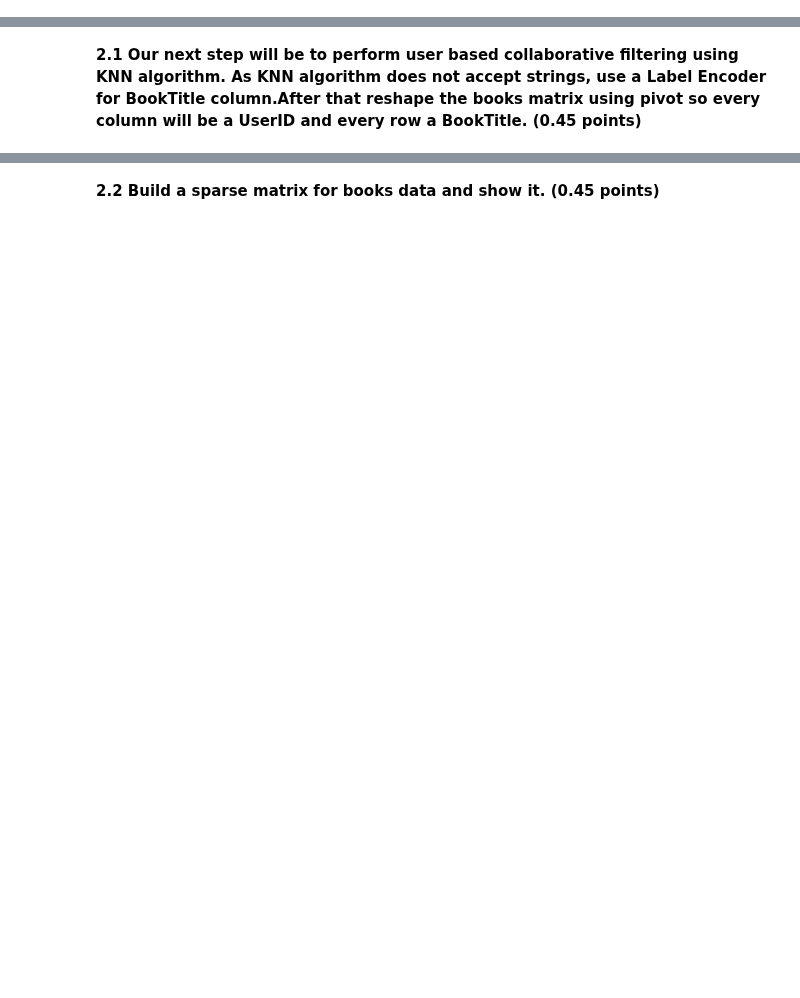
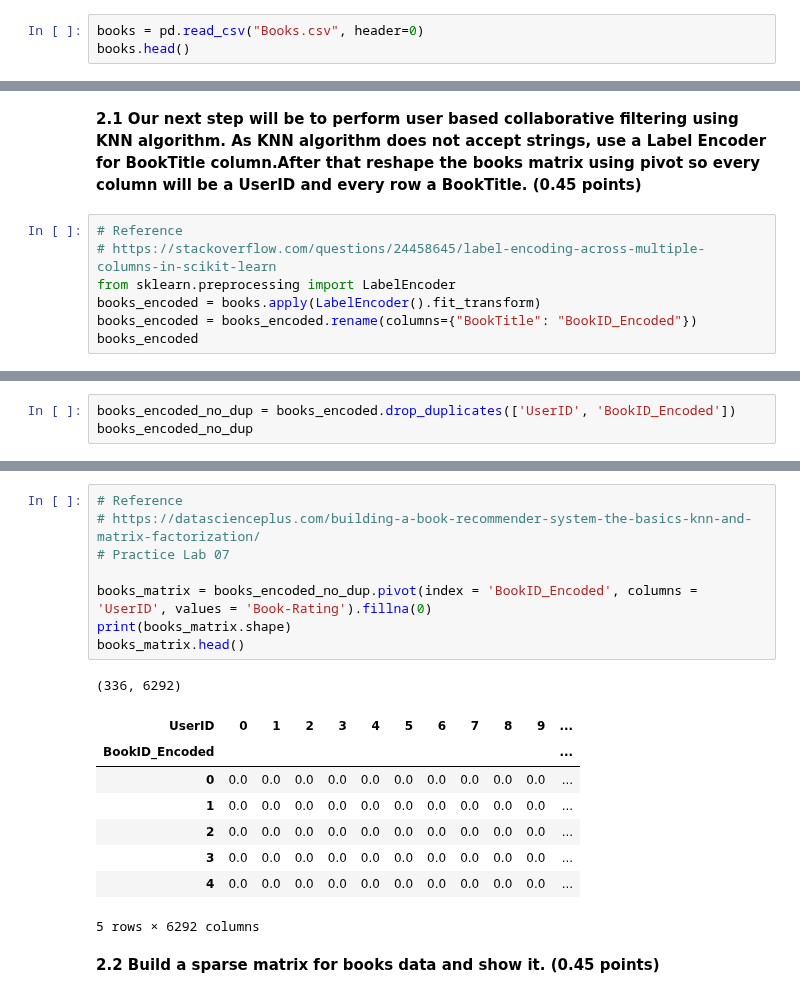
Before and after one commit to enliktjioe/bda2020, a Jupyter notebook: HW4/Homework_04_Enlik_Nga.ipynb, the cells around one changed output, grey strips where cells are left out. Cells and saved outputs as stored; diff of their text form; blank space fills up the shorter version.

```diff
--- a/HW4/Homework_04_Enlik_Nga.ipynb
+++ b/HW4/Homework_04_Enlik_Nga.ipynb
@@ -181,3 +201,6 @@ Book-Rating: A rating given to the book in a scale from 0 to 10
 Below we are going to perform the same steps we did with movies dataset in the practice session
 # %% [markdown]
 **2.0 Load the dataset and take a look at the books titles. Please pick one of them which you like (or think that you would like) the most.(0.1 points)**
+# %%
+books = pd.read_csv("Books.csv", header=0)
+books.head()
@@ -184,2 +229,9 @@ Below we are going to perform the same steps we did with movies dataset in the p
 # %% [markdown]
 **2.1 Our next step will be to perform user based collaborative filtering using KNN algorithm. As KNN algorithm does not accept strings, use a Label Encoder for BookTitle column.After that reshape the books matrix using pivot so every column will be a UserID and every row a BookTitle. (0.45 points)**
+# %%
+# Reference
+# https://stackoverflow.com/questions/24458645/label-encoding-across-multiple-columns-in-scikit-learn
+from sklearn.preprocessing import LabelEncoder
+books_encoded = books.apply(LabelEncoder().fit_transform)
+books_encoded = books_encoded.rename(columns={"BookTitle": "BookID_Encoded"})
+books_encoded
@@ -185,0 +252,3 @@ Below we are going to perform the same steps we did with movies dataset in the p
+# %%
+books_encoded_no_dup = books_encoded.drop_duplicates(['UserID', 'BookID_Encoded'])
+books_encoded_no_dup
@@ -186,2 +269,20 @@ Below we are going to perform the same steps we did with movies dataset in the p
+# %%
+# Reference
+# https://datascienceplus.com/building-a-book-recommender-system-the-basics-knn-and-matrix-factorization/
+# Practice Lab 07
+
+books_matrix = books_encoded_no_dup.pivot(index = 'BookID_Encoded', columns = 'UserID', values = 'Book-Rating').fillna(0)
+print(books_matrix.shape)
+books_matrix.head()
+# %% [output]
+(336, 6292)
+| UserID | 0 | 1 | 2 | 3 | 4 | 5 | 6 | 7 | 8 | 9 | ... |
+| BookID_Encoded |  |  |  |  |  |  |  |  |  |  | ... |
+| 0 | 0.0 | 0.0 | 0.0 | 0.0 | 0.0 | 0.0 | 0.0 | 0.0 | 0.0 | 0.0 | ... |
+| 1 | 0.0 | 0.0 | 0.0 | 0.0 | 0.0 | 0.0 | 0.0 | 0.0 | 0.0 | 0.0 | ... |
+| 2 | 0.0 | 0.0 | 0.0 | 0.0 | 0.0 | 0.0 | 0.0 | 0.0 | 0.0 | 0.0 | ... |
+| 3 | 0.0 | 0.0 | 0.0 | 0.0 | 0.0 | 0.0 | 0.0 | 0.0 | 0.0 | 0.0 | ... |
+| 4 | 0.0 | 0.0 | 0.0 | 0.0 | 0.0 | 0.0 | 0.0 | 0.0 | 0.0 | 0.0 | ... |
+5 rows × 6292 columns
 # %% [markdown]
 **2.2 Build a sparse matrix for books data and show it. (0.45 points)**
```
Also changed, not shown: parts of 34 cells of this notebook.
